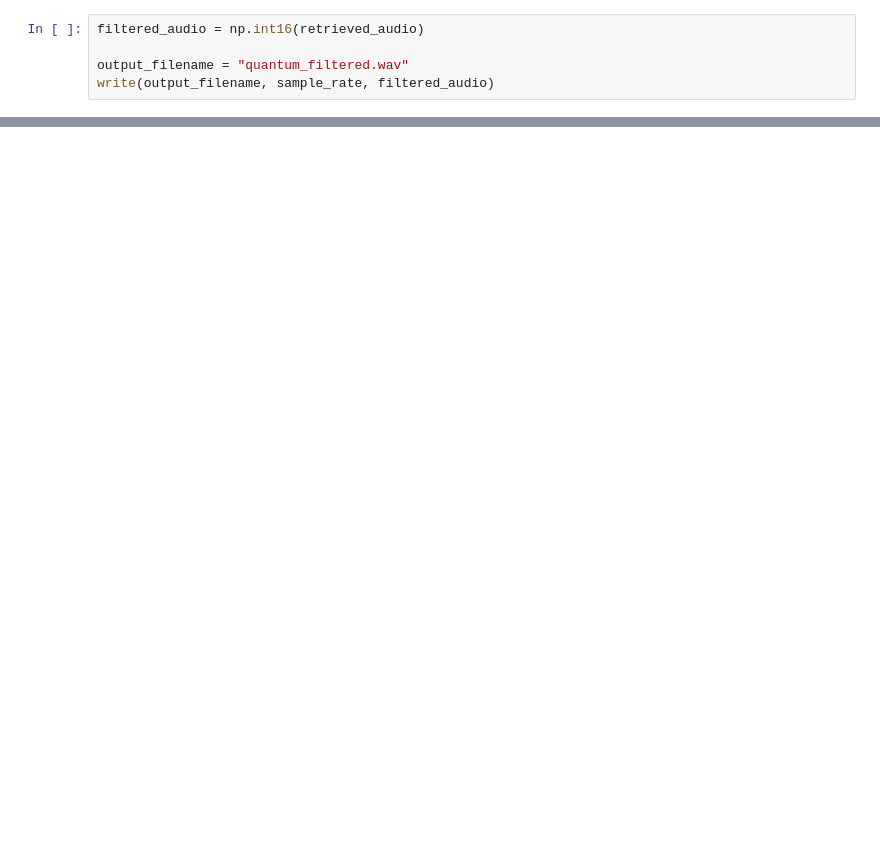
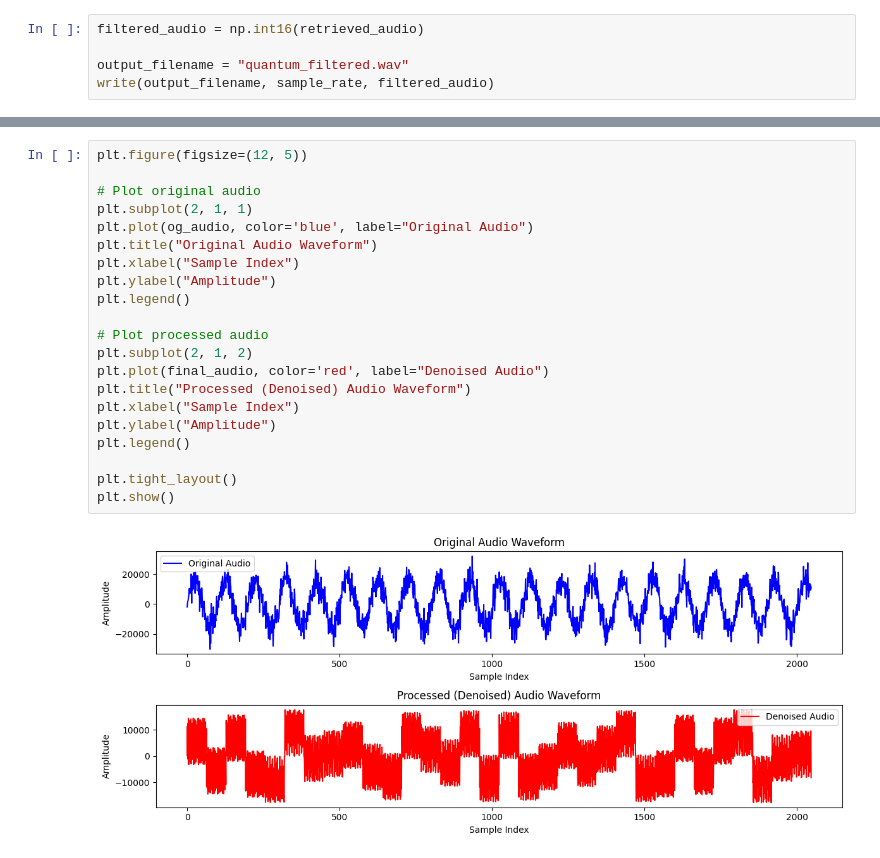
Before and after one commit to RYZEXY/Quantum-Audio-Processing, a Jupyter notebook: quantum_audio.ipynb, the cells around one changed output, grey strips where cells are left out. Saved outputs shown, nothing was run; the diff lists cells and outputs as text; blank space fills up the shorter version.

```diff
--- a/quantum_audio.ipynb
+++ b/quantum_audio.ipynb
@@ -112,0 +355,23 @@ write(output_filename, sample_rate, filtered_audio)
+# %%
+plt.figure(figsize=(12, 5))
+
+# Plot original audio
+plt.subplot(2, 1, 1)
+plt.plot(og_audio, color='blue', label="Original Audio")
+plt.title("Original Audio Waveform")
+plt.xlabel("Sample Index")
+plt.ylabel("Amplitude")
+plt.legend()
+
+# Plot processed audio
+plt.subplot(2, 1, 2)
+plt.plot(final_audio, color='red', label="Denoised Audio")
+plt.title("Processed (Denoised) Audio Waveform")
+plt.xlabel("Sample Index")
+plt.ylabel("Amplitude")
+plt.legend()
+
+plt.tight_layout()
+plt.show()
+# %% [output]
+[figure, added]
```
Also changed, not shown: parts of 6 cells of this notebook, 7 other files.
